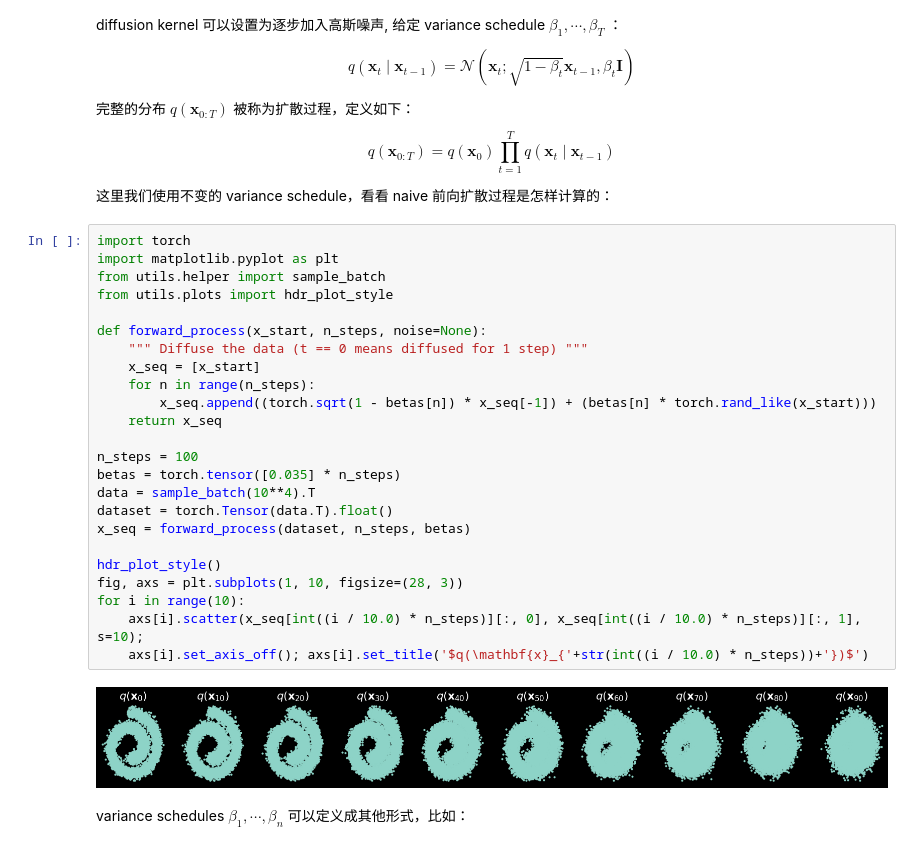
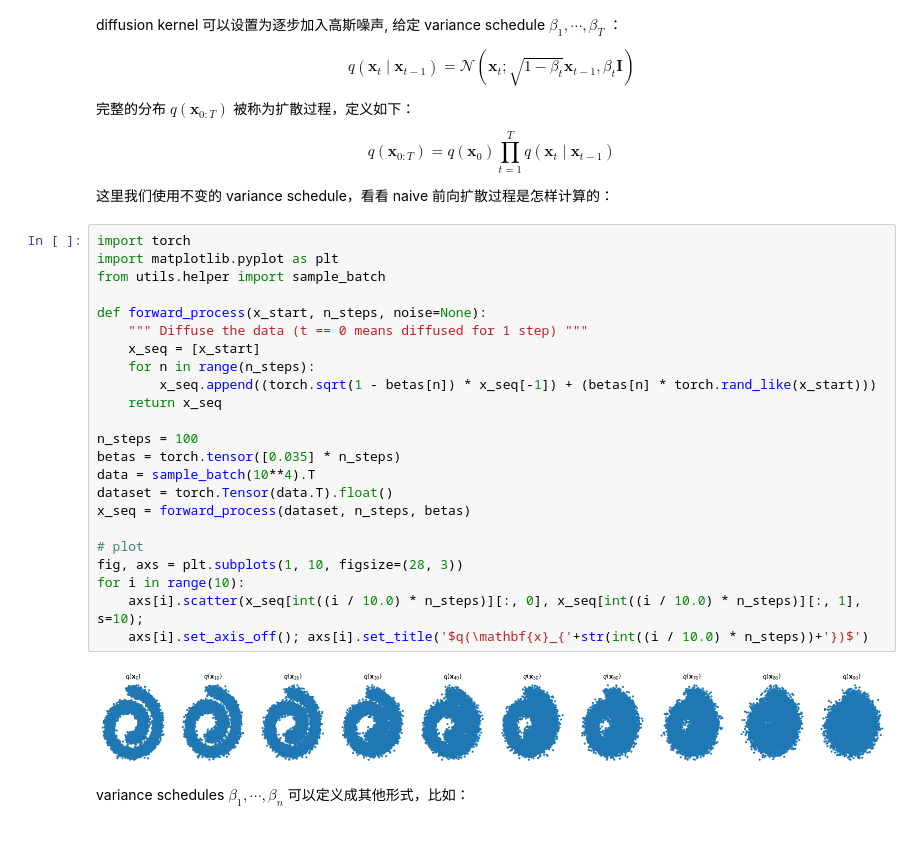
Before and after one commit to sunlin-ai/diffusion_tutorial, a Jupyter notebook: diffusion_04_DPM.ipynb, the cells around one changed output. Drawn from its saved outputs; the diff is of its cells as text.

```diff
--- a/diffusion_04_DPM.ipynb
+++ b/diffusion_04_DPM.ipynb
@@ -60,29 +60,28 @@ $$
 # %%
 import torch
 import matplotlib.pyplot as plt
 from utils.helper import sample_batch
-from utils.plots import hdr_plot_style
 
 def forward_process(x_start, n_steps, noise=None):
     """ Diffuse the data (t == 0 means diffused for 1 step) """
     x_seq = [x_start]
     for n in range(n_steps):
         x_seq.append((torch.sqrt(1 - betas[n]) * x_seq[-1]) + (betas[n] * torch.rand_like(x_start)))
     return x_seq
 
 n_steps = 100
 betas = torch.tensor([0.035] * n_steps)
 data = sample_batch(10**4).T
 dataset = torch.Tensor(data.T).float()
 x_seq = forward_process(dataset, n_steps, betas)
 
-hdr_plot_style()
+# plot
 fig, axs = plt.subplots(1, 10, figsize=(28, 3))
 for i in range(10):
     axs[i].scatter(x_seq[int((i / 10.0) * n_steps)][:, 0], x_seq[int((i / 10.0) * n_steps)][:, 1], s=10);
     axs[i].set_axis_off(); axs[i].set_title('$q(\mathbf{x}_{'+str(int((i / 10.0) * n_steps))+'})$')
 # %% [output]
-[figure, old version]
+[figure, new version]
 # %% [markdown]
 variance schedules $\beta_{1},\cdots,\beta_{n}$ 可以定义成其他形式，比如：
 # %%
```
Also changed, not shown: parts of 2 cells of this notebook, 6 other files.
